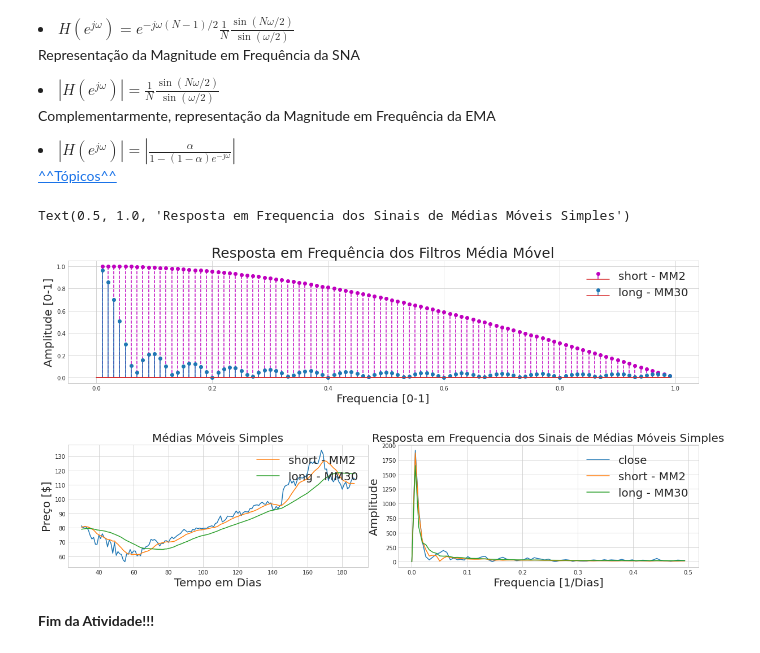
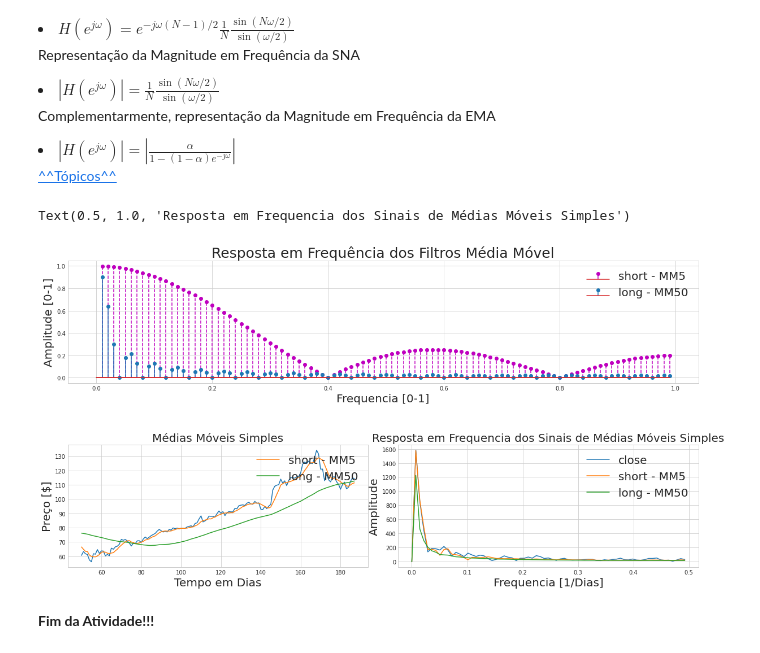
Before and after one commit to marcelinoandrade/Processamento-Digital-de-Sinais-Financeiros, a Jupyter notebook: Aula 3 - Indicadores Técnicos Clássicos e Resposta em Frequência.ipynb, the cells around one changed output. Drawn from its saved outputs; the diff is of its cells as text; code cells hidden in the pictures.

```diff
--- a/Aula 3 - Indicadores Técnicos Clássicos e Resposta em Frequência.ipynb
+++ b/Aula 3 - Indicadores Técnicos Clássicos e Resposta em Frequência.ipynb
@@ -703,13 +706,16 @@ def response_frequency(sinal,fs):
 
 omega=mt.pi*np.array(range(-100,100))/100
 
-N1=2
+N1=5
 SMA_short=np.exp(-1j*omega*(N1-1)/2)*(1/N1)*(np.sin(N1*omega/2)/np.sin(omega/2))
-N2=30
+N2=50
 SMA_long=np.exp(-1j*omega*(N2-1)/2)*(1/N2)*(np.sin(N2*omega/2)/np.sin(omega/2))
 
 fig = plt.subplots(figsize=(20,10))
 plt.subplots_adjust(wspace=.1, hspace=.5)
+
+mean_short=N1
+mean_long=N2
 
 ax1=plt.subplot(2, 1, 1)
 ax1.stem(omega[int(-len(omega)/2):]/mt.pi, (abs(SMA_short[int(-len(omega)/2):])),linefmt='m--',markerfmt='mo', label='short - MM'+str(N1))
@@ -720,33 +726,33 @@ ax1.set_title('Resposta em Frequência dos Filtros Média Móvel',fontsize=25)
 ax1.legend(loc='upper right',fontsize=20)
 
 ax2=plt.subplot(2, 2, 3)
 close_mean_short = df1.close.rolling(window=mean_short).mean()
 close_mean_long = df1.close.rolling(window=mean_long).mean()
 ax2.plot(df1.close[N2:])
 ax2.plot(close_mean_short[N2:],label='short - MM'+str(N1))
 ax2.plot(close_mean_long[N2:],label='long - MM'+str(N2))
 ax2.legend(loc='upper right',fontsize=20)
 
 ax2.set_ylabel('Preço [$]',fontsize=20)
 ax2.set_xlabel('Tempo em Dias',fontsize=20)
 ax2.set_title('Médias Móveis Simples',fontsize=20)
 ax3=plt.subplot(2, 2, 4)
 
 fs=1
 
 fq, rf=response_frequency(df1.close[N2:]-df1.close[N2:].mean(),fs)
 fq_short, rf_short=response_frequency(close_mean_short[N2:]-close_mean_short[N2:].mean(),fs)
 fq_long, rf_long=response_frequency(close_mean_long[N2:]-close_mean_long[N2:].mean(),fs)
 
 ax3.plot(fs*fq[:np.min(np.where(fq<0))],rf[:np.min(np.where(fq<0))],label='close')
 ax3.plot(fs*fq_short[:np.min(np.where(fq_short<0))],rf_short[:np.min(np.where(fq_short<0))],label='short - MM'+str(N1))
 ax3.plot(fs*fq_long[:np.min(np.where(fq_long<0))],rf_long[:np.min(np.where(fq_long<0))],label='long - MM'+str(N2))
 ax3.legend(loc='upper right',fontsize=20)
 ax3.set_ylabel('Amplitude',fontsize=20)
 ax3.set_xlabel('Frequencia [1/Dias]',fontsize=20)
 ax3.set_title('Resposta em Frequencia dos Sinais de Médias Móveis Simples',fontsize=20)
 # %% [output]
 Text(0.5, 1.0, 'Resposta em Frequencia dos Sinais de Médias Móveis Simples')
-[figure, old version]
+[figure, new version]
 # %% [markdown]
 <b>Fim da Atividade!!!</b>
```
Also changed, not shown: parts of 12 cells of this notebook.
